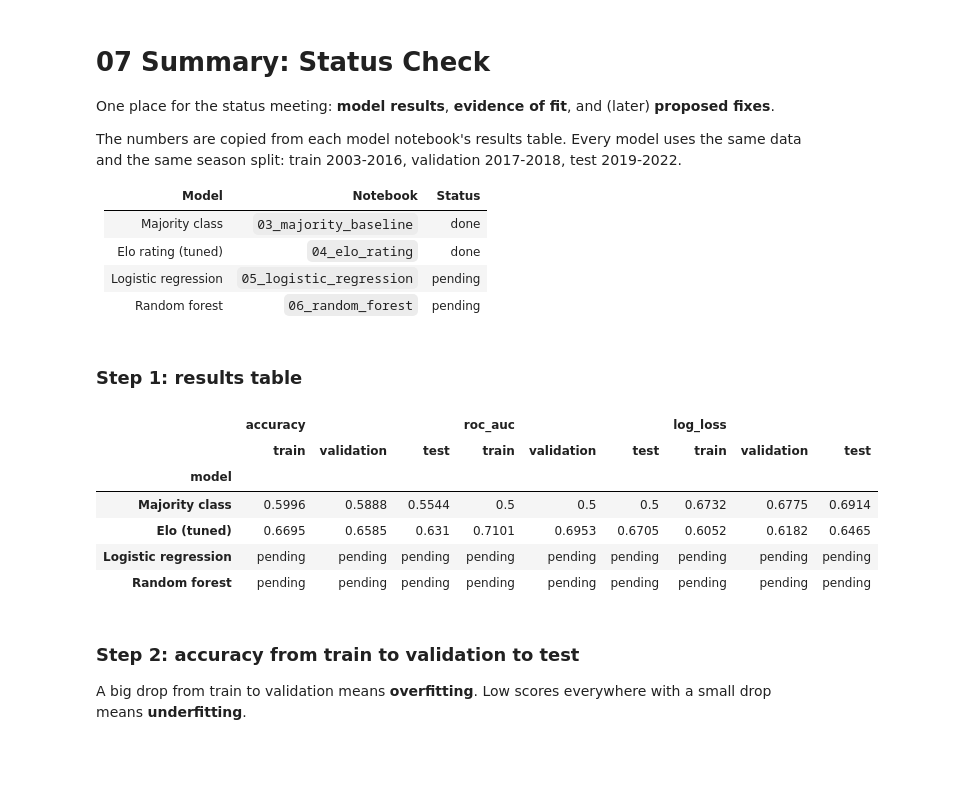
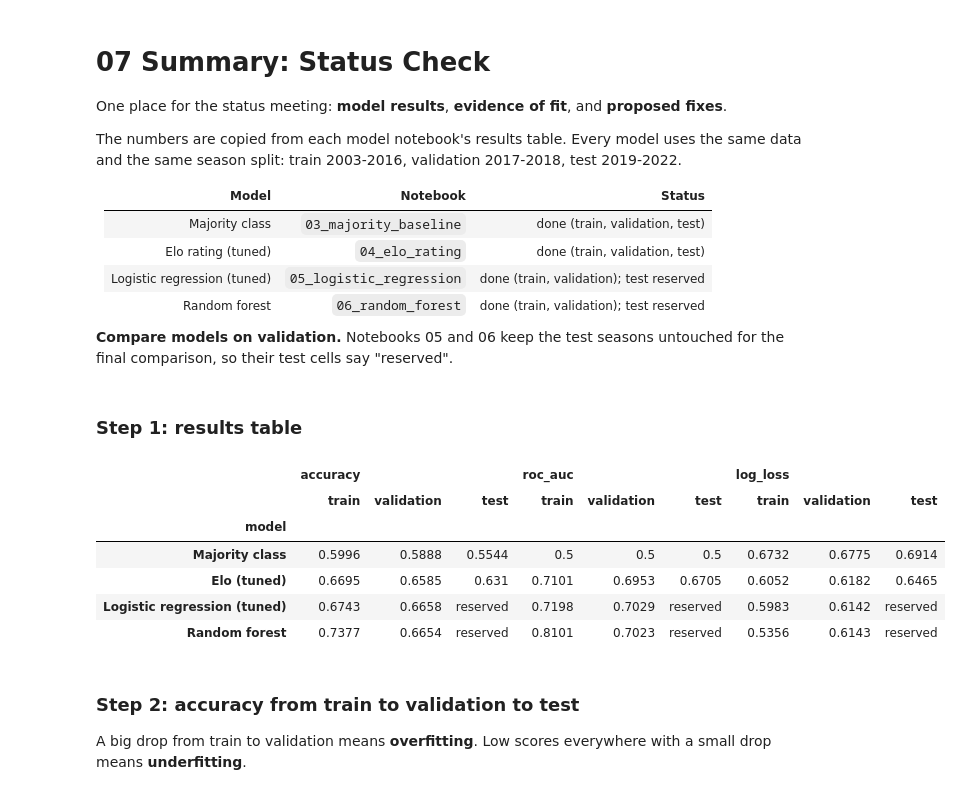
Before and after one commit to linjustin8/cis4930-nba-ml-project, a Jupyter notebook: notebooks/07_summary_status_check.ipynb, the cells around one changed output. Drawn from its saved outputs; the diff is of its cells as text; code cells hidden in the pictures; blank space fills up the shorter version.

```diff
--- a/notebooks/07_summary_status_check.ipynb
+++ b/notebooks/07_summary_status_check.ipynb
@@ -1,55 +1,56 @@
 # %% [markdown]
 # 07 Summary: Status Check
-One place for the status meeting: **model results**, **evidence of fit**, and (later) **proposed fixes**.
+One place for the status meeting: **model results**, **evidence of fit**, and **proposed fixes**.
 
 The numbers are copied from each model notebook's results table. Every model uses the same data and the same season split:
 train 2003-2016, validation 2017-2018, test 2019-2022.
 
 | Model | Notebook | Status |
 |---|---|---|
-| Majority class | `03_majority_baseline` | done |
-| Elo rating (tuned) | `04_elo_rating` | done |
-| Logistic regression | `05_logistic_regression` | pending |
-| Random forest | `06_random_forest` | pending |
+| Majority class | `03_majority_baseline` | done (train, validation, test) |
+| Elo rating (tuned) | `04_elo_rating` | done (train, validation, test) |
+| Logistic regression (tuned) | `05_logistic_regression` | done (train, validation); test reserved |
+| Random forest | `06_random_forest` | done (train, validation); test reserved |
+
+**Compare models on validation.** Notebooks 05 and 06 keep the test seasons untouched for the final comparison, so their test cells say "reserved".
 # %% [markdown]
 ### Step 1: results table
 # %%
 import numpy as np
 import pandas as pd
 import matplotlib.pyplot as plt
 
-# copied from each model notebook's results table (Step 6 in 03, Step 7 in 04)
+# copied from each model notebook's results table (Step 6 in 03, Step 7 in 04, Step 7 in 05, Step 4 in 06)
 # columns: model, notebook, split, accuracy, roc_auc, log_loss
 rows = [
     ("Majority class", "03", "train",      0.5996, 0.5000, 0.6732),
     ("Majority class", "03", "validation", 0.5888, 0.5000, 0.6775),
     ("Majority class", "03", "test",       0.5544, 0.5000, 0.6914),
     ("Elo (tuned)",    "04", "train",      0.6695, 0.7101, 0.6052),
     ("Elo (tuned)",    "04", "validation", 0.6585, 0.6953, 0.6182),
     ("Elo (tuned)",    "04", "test",       0.6310, 0.6705, 0.6465),
-    # pending: fill in when notebooks 05 and 06 are done
-    ("Logistic regression", "05", "train",      np.nan, np.nan, np.nan),
-    ("Logistic regression", "05", "validation", np.nan, np.nan, np.nan),
-    ("Logistic regression", "05", "test",       np.nan, np.nan, np.nan),
-    ("Random forest", "06", "train",      np.nan, np.nan, np.nan),
-    ("Random forest", "06", "validation", np.nan, np.nan, np.nan),
-    ("Random forest", "06", "test",       np.nan, np.nan, np.nan),
+    ("Logistic regression (tuned)", "05", "train",      0.6743, 0.7198, 0.5983),
+    ("Logistic regression (tuned)", "05", "validation", 0.6658, 0.7029, 0.6142),
+    ("Logistic regression (tuned)", "05", "test",       np.nan, np.nan, np.nan),   # reserved for the final
+    ("Random forest", "06", "train",      0.7377, 0.8101, 0.5356),
+    ("Random forest", "06", "validation", 0.6654, 0.7023, 0.6143),
+    ("Random forest", "06", "test",       np.nan, np.nan, np.nan),                 # reserved for the final
 ]
 results = pd.DataFrame(rows, columns=["model", "notebook", "split", "accuracy", "roc_auc", "log_loss"])
 
 models = list(dict.fromkeys(results["model"]))
 splits = ["train", "validation", "test"]
 table = results.pivot(index="model", columns="split", values=["accuracy", "roc_auc", "log_loss"])
 table = table.reindex(index=models, columns=pd.MultiIndex.from_product([["accuracy", "roc_auc", "log_loss"], splits]))
-table.round(4).astype(object).where(table.notna(), "pending")
+table.round(4).astype(object).where(table.notna(), "reserved")
 # %% [output]
 |  | accuracy |  |  | roc_auc |  |  | log_loss |  |  |
 |  | train | validation | test | train | validation | test | train | validation | test |
 | model |  |  |  |  |  |  |  |  |  |
 | Majority class | 0.5996 | 0.5888 | 0.5544 | 0.5 | 0.5 | 0.5 | 0.6732 | 0.6775 | 0.6914 |
 | Elo (tuned) | 0.6695 | 0.6585 | 0.631 | 0.7101 | 0.6953 | 0.6705 | 0.6052 | 0.6182 | 0.6465 |
-| Logistic regression | pending | pending | pending | pending | pending | pending | pending | pending | pending |
-| Random forest | pending | pending | pending | pending | pending | pending | pending | pending | pending |
+| Logistic regression (tuned) | 0.6743 | 0.6658 | reserved | 0.7198 | 0.7029 | reserved | 0.5983 | 0.6142 | reserved |
+| Random forest | 0.7377 | 0.6654 | reserved | 0.8101 | 0.7023 | reserved | 0.5356 | 0.6143 | reserved |
 # %% [markdown]
 ### Step 2: accuracy from train to validation to test
 A big drop from train to validation means **overfitting**. Low scores everywhere with a small drop means **underfitting**.
```
Also changed, not shown: parts of 6 cells of this notebook.
